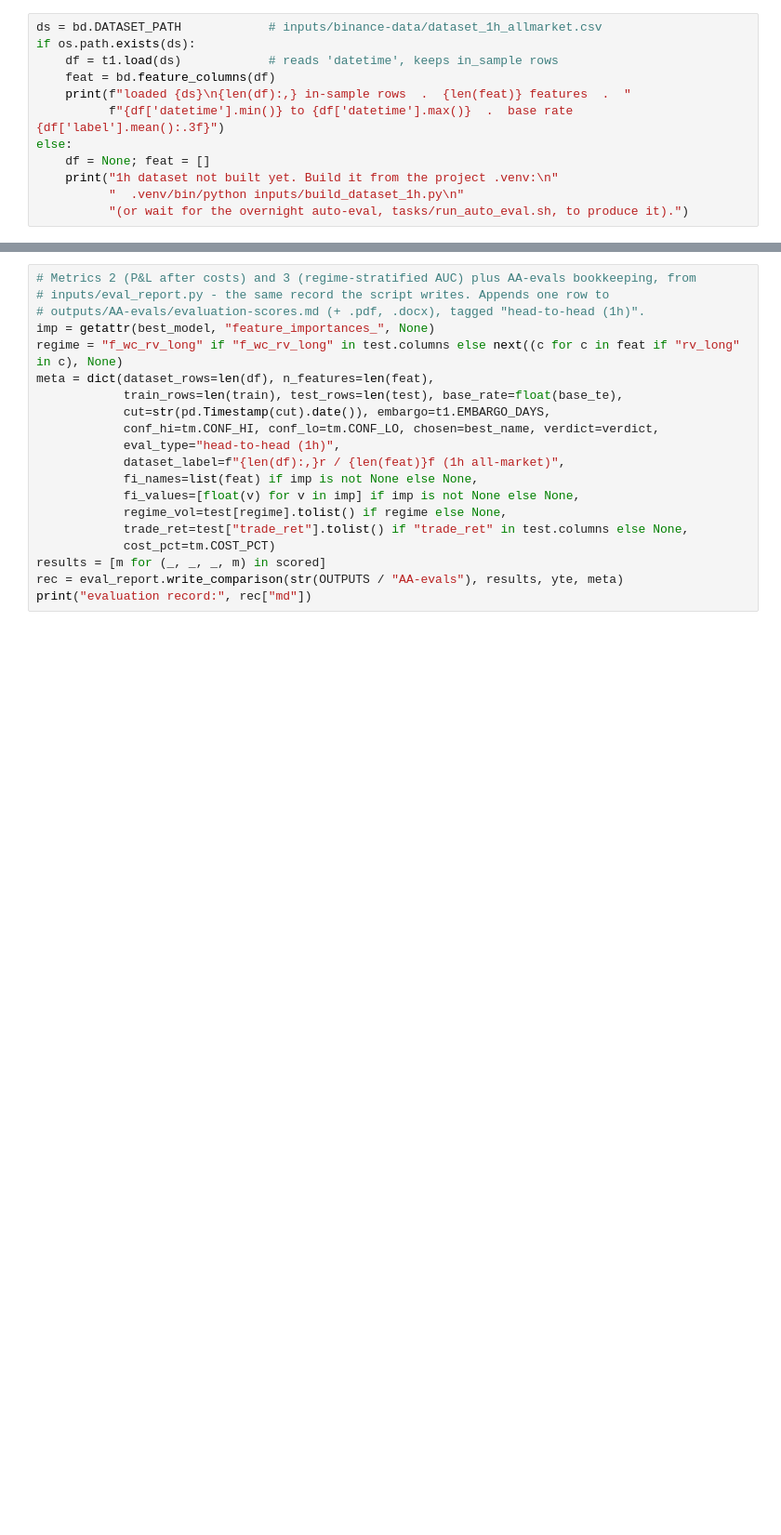
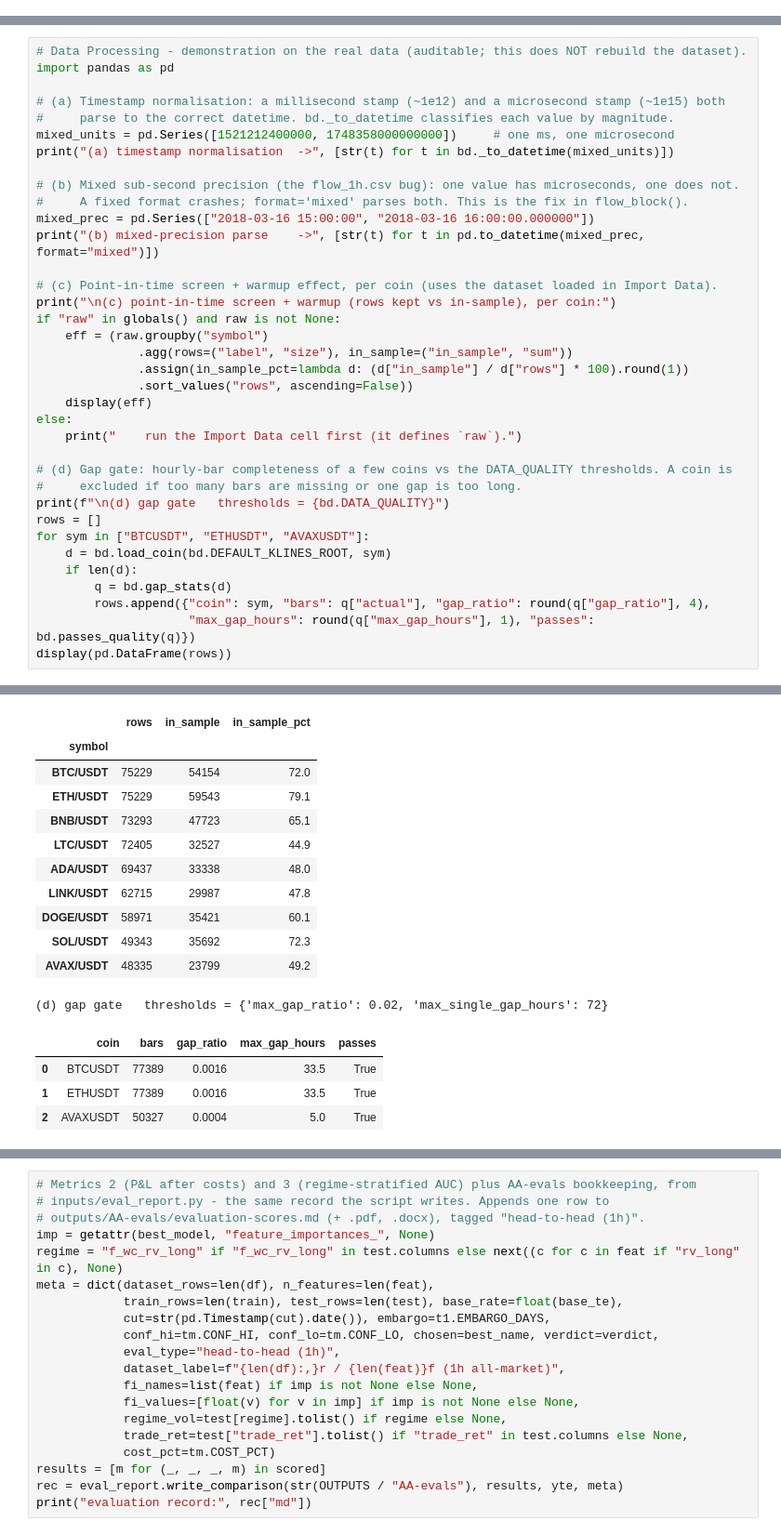
Before and after one commit to seamusrobertmurphy/swing-trader, a Jupyter notebook: 03-trader-execution/03-trader-execution.ipynb, the cells around one changed output, grey strips where cells are left out. Shown at 93% size. Saved outputs shown, nothing was run; the diff lists cells and outputs as text; blank space fills up the shorter version.

Commit message:
data cleaning

```diff
--- a/03-trader-execution/03-trader-execution.ipynb
+++ b/03-trader-execution/03-trader-execution.ipynb
@@ -85,12 +147,0 @@ download/build is still running), the cell says how to build it.
-# %%
-ds = bd.DATASET_PATH            # inputs/binance-data/dataset_1h_allmarket.csv
-if os.path.exists(ds):
-    df = t1.load(ds)            # reads 'datetime', keeps in_sample rows
-    feat = bd.feature_columns(df)
-    print(f"loaded {ds}\n{len(df):,} in-sample rows  .  {len(feat)} features  .  "
-          f"{df['datetime'].min()} to {df['datetime'].max()}  .  base rate {df['label'].mean():.3f}")
-else:
-    df = None; feat = []
-    print("1h dataset not built yet. Build it from the project .venv:\n"
-          "  .venv/bin/python inputs/build_dataset_1h.py\n"
-          "(or wait for the overnight auto-eval, tasks/run_auto_eval.sh, to produce it).")
@@ -123,0 +317,37 @@ NameError: name 'df' is not defined
+# %%
+# Data Processing - demonstration on the real data (auditable; this does NOT rebuild the dataset).
+import pandas as pd
+
+# (a) Timestamp normalisation: a millisecond stamp (~1e12) and a microsecond stamp (~1e15) both
+#     parse to the correct datetime. bd._to_datetime classifies each value by magnitude.
+mixed_units = pd.Series([1521212400000, 1748358000000000])     # one ms, one microsecond
+print("(a) timestamp normalisation  ->", [str(t) for t in bd._to_datetime(mixed_units)])
+
+# (b) Mixed sub-second precision (the flow_1h.csv bug): one value has microseconds, one does not.
+#     A fixed format crashes; format='mixed' parses both. This is the fix in flow_block().
+mixed_prec = pd.Series(["2018-03-16 15:00:00", "2018-03-16 16:00:00.000000"])
+print("(b) mixed-precision parse    ->", [str(t) for t in pd.to_datetime(mixed_prec, format="mixed")])
+
+# (c) Point-in-time screen + warmup effect, per coin (uses the dataset loaded in Import Data).
+print("\n(c) point-in-time screen + warmup (rows kept vs in-sample), per coin:")
+if "raw" in globals() and raw is not None:
+    eff = (raw.groupby("symbol")
+              .agg(rows=("label", "size"), in_sample=("in_sample", "sum"))
+              .assign(in_sample_pct=lambda d: (d["in_sample"] / d["rows"] * 100).round(1))
+              .sort_values("rows", ascending=False))
+    display(eff)
+else:
+    print("    run the Import Data cell first (it defines `raw`).")
+
+# (d) Gap gate: hourly-bar completeness of a few coins vs the DATA_QUALITY thresholds. A coin is
+#     excluded if too many bars are missing or one gap is too long.
+print(f"\n(d) gap gate   thresholds = {bd.DATA_QUALITY}")
+rows = []
+for sym in ["BTCUSDT", "ETHUSDT", "AVAXUSDT"]:
+    d = bd.load_coin(bd.DEFAULT_KLINES_ROOT, sym)
+    if len(d):
+        q = bd.gap_stats(d)
+        rows.append({"coin": sym, "bars": q["actual"], "gap_ratio": round(q["gap_ratio"], 4),
+                     "max_gap_hours": round(q["max_gap_hours"], 1), "passes": bd.passes_quality(q)})
+display(pd.DataFrame(rows))
+# %% [output]
@@ -124,3 +358,19 @@ NameError: name 'df' is not defined
+|  | rows | in_sample | in_sample_pct |
+| symbol |  |  |  |
+| BTC/USDT | 75229 | 54154 | 72.0 |
+| ETH/USDT | 75229 | 59543 | 79.1 |
+| BNB/USDT | 73293 | 47723 | 65.1 |
+| LTC/USDT | 72405 | 32527 | 44.9 |
+| ADA/USDT | 69437 | 33338 | 48.0 |
+| LINK/USDT | 62715 | 29987 | 47.8 |
+| DOGE/USDT | 58971 | 35421 | 60.1 |
+| SOL/USDT | 49343 | 35692 | 72.3 |
+| AVAX/USDT | 48335 | 23799 | 49.2 |
+(d) gap gate   thresholds = {'max_gap_ratio': 0.02, 'max_single_gap_hours': 72}
+|  | coin | bars | gap_ratio | max_gap_hours | passes |
+| 0 | BTCUSDT | 77389 | 0.0016 | 33.5 | True |
+| 1 | ETHUSDT | 77389 | 0.0016 | 33.5 | True |
+| 2 | AVAXUSDT | 50327 | 0.0004 | 5.0 | True |
 # %% [markdown]
 ## Variable Selection
 
```
Also changed, not shown: parts of 21 cells of this notebook, 32 other files.
